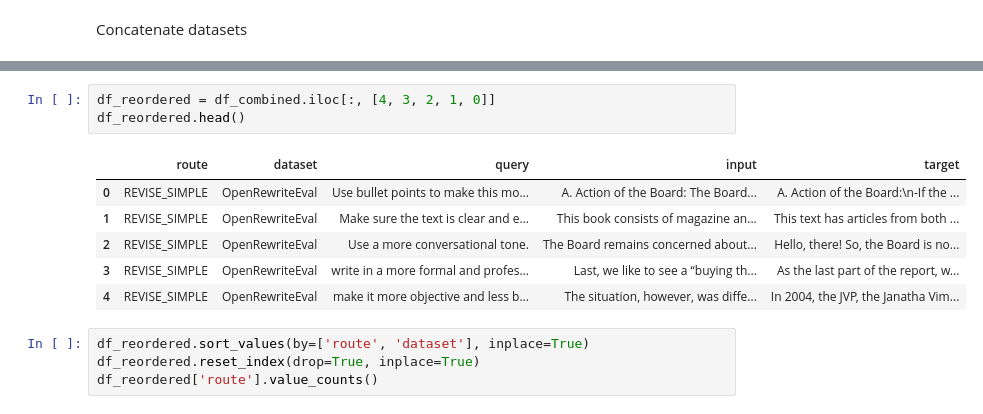
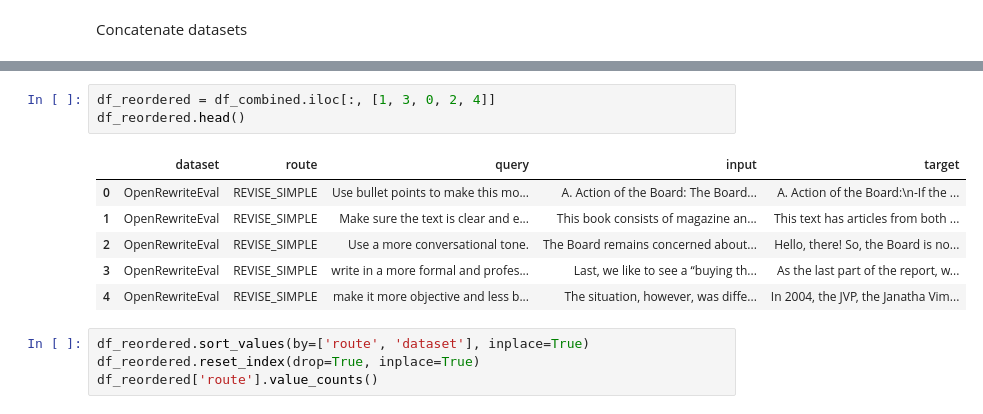
Before and after one commit to alex-tremopoulos/writing-coach-eval, a Jupyter notebook: src/evaluation/merge_public_datasets.ipynb, the cells around one changed output, grey strips where cells are left out. Saved outputs shown, nothing was run; the diff lists cells and outputs as text.

```diff
--- a/src/evaluation/merge_public_datasets.ipynb
+++ b/src/evaluation/merge_public_datasets.ipynb
@@ -420,13 +462,13 @@ Combined shape: (52, 5)
 # %%
-df_reordered = df_combined.iloc[:, [4, 3, 2, 1, 0]]
+df_reordered = df_combined.iloc[:, [1, 3, 0, 2, 4]]
 df_reordered.head()
 # %% [output]
-|  | route | dataset | query | input | target |
-| 0 | REVISE_SIMPLE | OpenRewriteEval | Use bullet points to make this mo... | A. Action of the Board: The Board... | A. Action of the Board:\n-If the ... |
-| 1 | REVISE_SIMPLE | OpenRewriteEval | Make sure the text is clear and e... | This book consists of magazine an... | This text has articles from both ... |
-| 2 | REVISE_SIMPLE | OpenRewriteEval | Use a more conversational tone. | The Board remains concerned about... | Hello, there! So, the Board is no... |
-| 3 | REVISE_SIMPLE | OpenRewriteEval | write in a more formal and profes... | Last, we like to see a “buying th... | As the last part of the report, w... |
-| 4 | REVISE_SIMPLE | OpenRewriteEval | make it more objective and less b... | The situation, however, was diffe... | In 2004, the JVP, the Janatha Vim... |
+|  | dataset | route | query | input | target |
+| 0 | OpenRewriteEval | REVISE_SIMPLE | Use bullet points to make this mo... | A. Action of the Board: The Board... | A. Action of the Board:\n-If the ... |
+| 1 | OpenRewriteEval | REVISE_SIMPLE | Make sure the text is clear and e... | This book consists of magazine an... | This text has articles from both ... |
+| 2 | OpenRewriteEval | REVISE_SIMPLE | Use a more conversational tone. | The Board remains concerned about... | Hello, there! So, the Board is no... |
+| 3 | OpenRewriteEval | REVISE_SIMPLE | write in a more formal and profes... | Last, we like to see a “buying th... | As the last part of the report, w... |
+| 4 | OpenRewriteEval | REVISE_SIMPLE | make it more objective and less b... | The situation, however, was diffe... | In 2004, the JVP, the Janatha Vim... |
 # %%
 df_reordered.sort_values(by=['route', 'dataset'], inplace=True)
 df_reordered.reset_index(drop=True, inplace=True)
```
Also changed, not shown: parts of 11 cells of this notebook.
